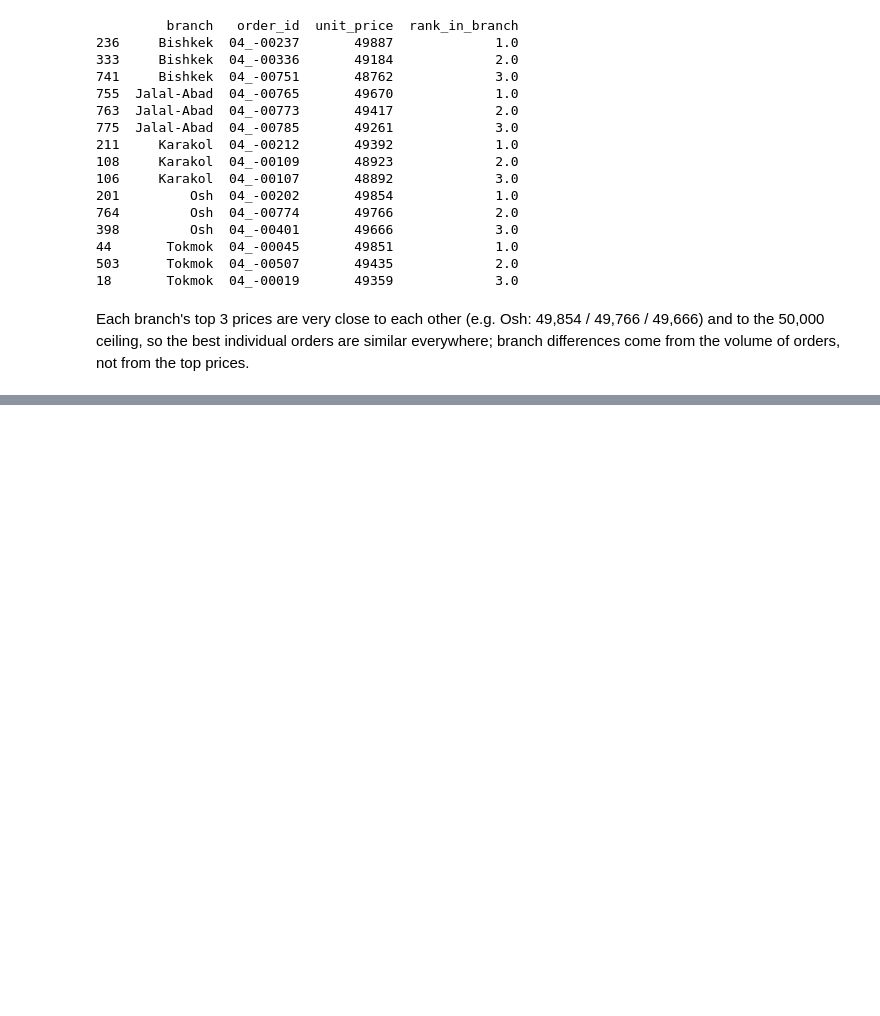
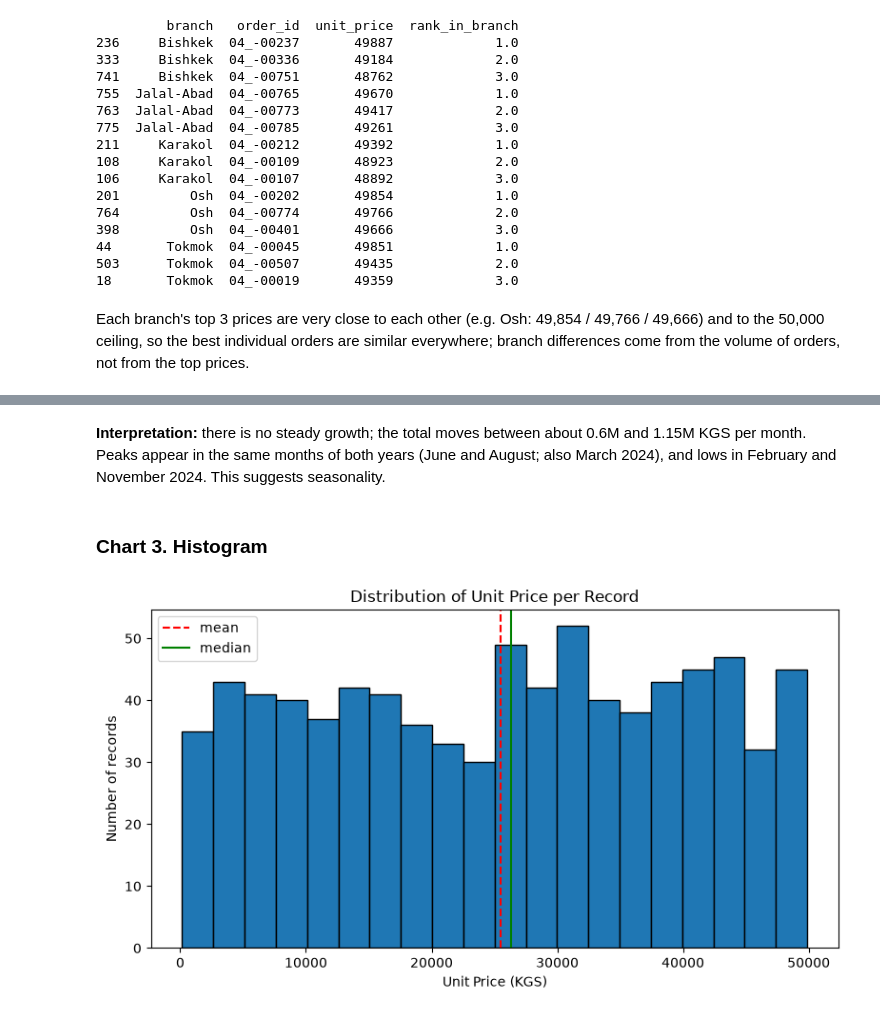
Before and after one commit to zhanybekova121/data-analysis-labs, a Jupyter notebook: midterm/variant_04/Variant_04.ipynb, the cells around one changed output, grey strips where cells are left out. Cells and saved outputs as stored; diff of their text form; code cells hidden in the pictures; blank space fills up the shorter version.

```diff
--- a/midterm/variant_04/Variant_04.ipynb
+++ b/midterm/variant_04/Variant_04.ipynb
@@ -496,0 +529,17 @@ Each branch's top 3 prices are very close to each other (e.g. Osh: 49,854 / 49,7
+# %% [markdown]
+**Interpretation:** there is no steady growth; the total moves between about 0.6M and 1.15M KGS per month. Peaks appear in the same months of both years (June and August; also March 2024), and lows in February and November 2024. This suggests seasonality.
+# %% [markdown]
+### Chart 3. Histogram
+# %%
+fig, ax = plt.subplots(figsize=(8, 4.5))
+ax.hist(d["unit_price"], bins=20, edgecolor="black")
+ax.axvline(d["unit_price"].mean(), color="red", linestyle="--", label="mean")
+ax.axvline(d["unit_price"].median(), color="green", linestyle="-", label="median")
+ax.set_title("Distribution of Unit Price per Record")
+ax.set_xlabel("Unit Price (KGS)")
+ax.set_ylabel("Number of records")
+ax.legend()
+plt.tight_layout()
+plt.show()
+# %% [output]
+[figure, added]
```
Also changed, not shown: parts of 12 cells of this notebook.
